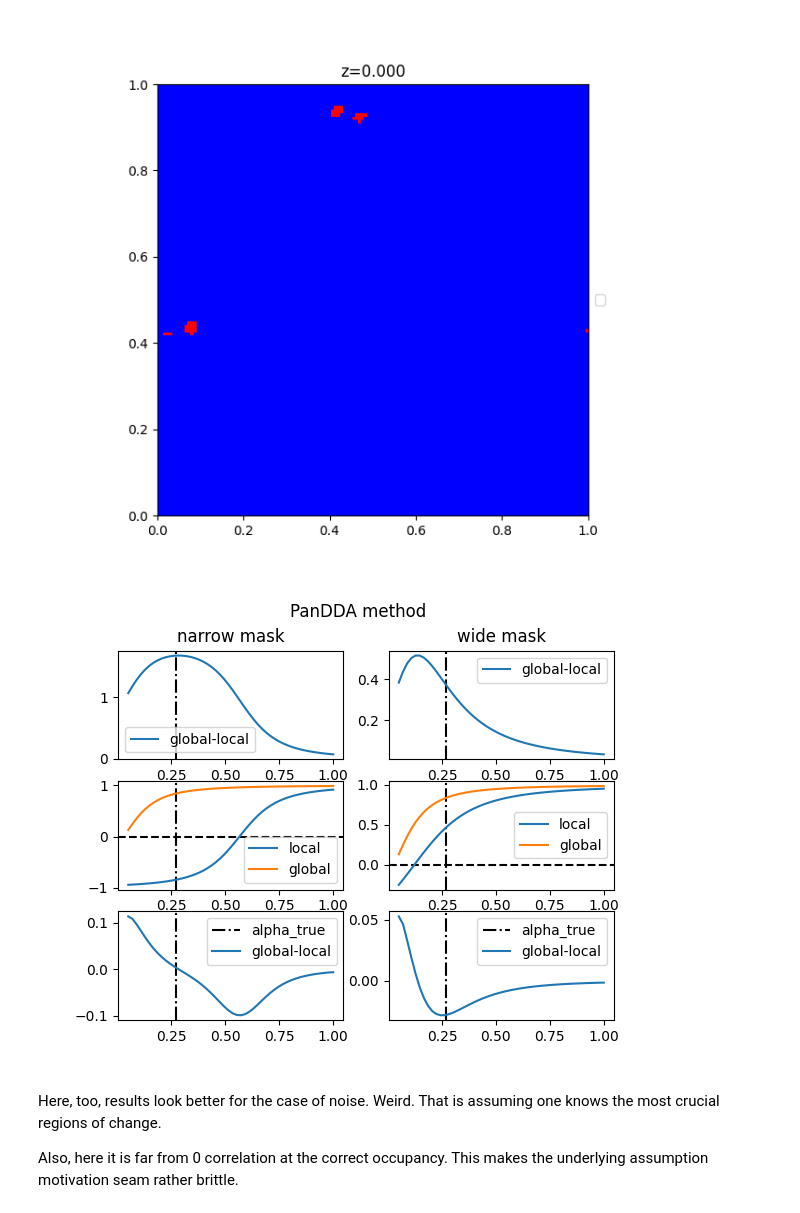
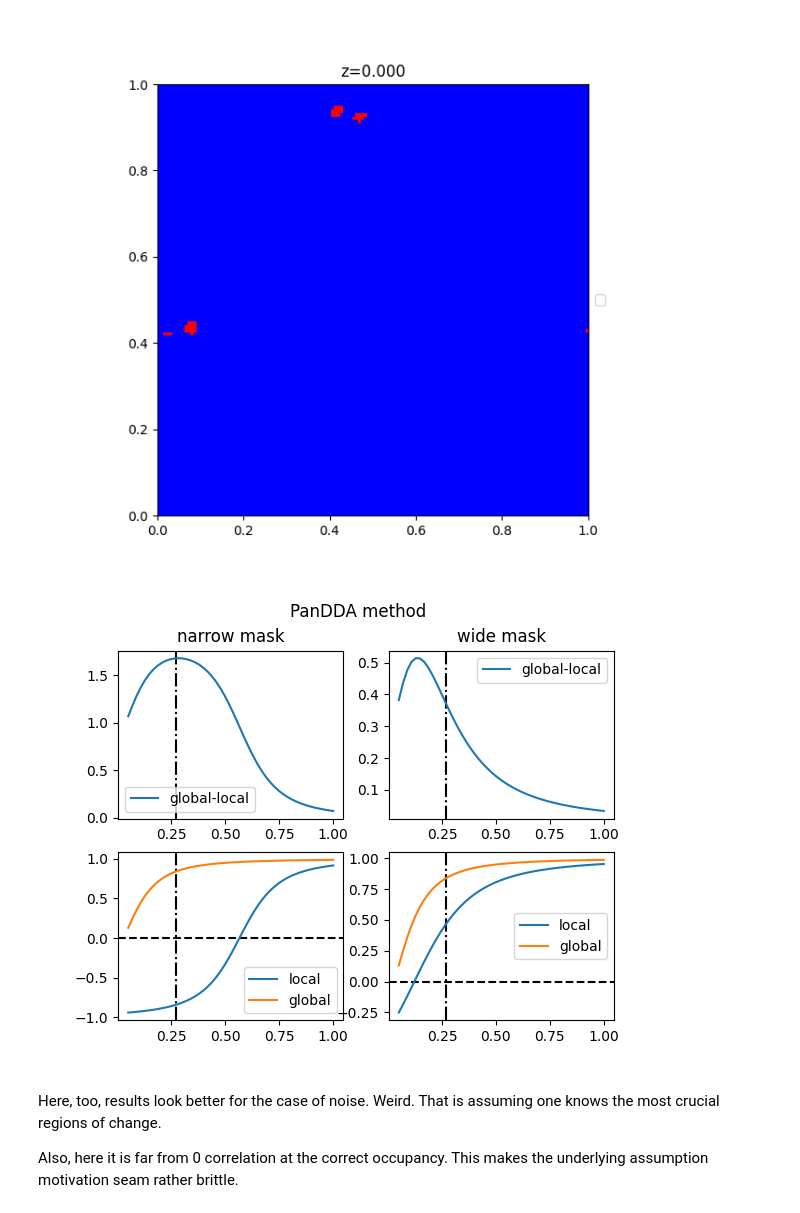
Before and after one commit to cvazz/occupancy-estimation, a Jupyter notebook: occupancy-cistrans-noise.ipynb, the cells around one changed output. Drawn from its saved outputs; the diff is of its cells as text; code cells hidden in the pictures.

```diff
--- a/occupancy-cistrans-noise.ipynb
+++ b/occupancy-cistrans-noise.ipynb
@@ -411,35 +526,35 @@ mean_local_lax, mean_global_lax = pandda(f_dark, f_xtrs, mask_pks_lax)
 # %%
 mean_local, mean_global =  mean_local_strict, mean_global_strict
 # mean_local, mean_global =  mean_local_lax, mean_global_lax
 ml = [mean_local_strict, mean_local_lax]
 mg = [mean_global_strict, mean_global_lax]
 titles = ["narrow mask", "wide mask"]
 
-fig, axso = plt.subplots(3,2)
+fig, axso = plt.subplots(2,2)
 for axs, mean_local, mean_global, title in zip(axso.T, ml, mg, titles):
     ax = axs[0]
     ax.set_title(title)
     ax.axvline(alpha,c="k", linestyle="-.", )
     ax.plot(alpha_xtrs,+mean_global-mean_local, label="global-local")
     ax.legend()
     ax = axs[1]
     ax.axvline(alpha,c="k", linestyle="-.", )
     ax.axhline(0,c="k", linestyle="--")
     ax.plot(alpha_xtrs,mean_local, label="local")
     ax.plot(alpha_xtrs, mean_global,label="global")
     ax.legend()
-    ax = axs[2]
-    # ax.axvline(alpha/2,c="k", linestyle="-", label="1/2*alpha_true")
-    ax.axvline(alpha,c="k", linestyle="-.", label="alpha_true")
-    # ax.axvline(alpha*2,c="k", linestyle="--", label="2*alpha_true")
-    ax.plot(alpha_xtrs,+np.gradient(mean_global-mean_local), label="global-local")
-    ax.legend()
+    # ax = axs[2]
+    # # ax.axvline(alpha/2,c="k", linestyle="-", label="1/2*alpha_true")
+    # ax.axvline(alpha,c="k", linestyle="-.", label="alpha_true")
+    # # ax.axvline(alpha*2,c="k", linestyle="--", label="2*alpha_true")
+    # ax.plot(alpha_xtrs,+np.gradient(mean_global-mean_local), label="global-local")
+    # ax.legend()
 
 fig.suptitle("PanDDA method")
 loc = plotfolder+fname_variant(variant)
 fig.savefig(loc + "_pandda.png")
 # %% [output]
-[figure, old version]
+[figure, new version]
 # %% [markdown]
 Here, too, results look better for the case of noise. Weird. That is assuming one knows the most crucial regions of change.
 
```
Also changed, not shown: parts of 4 cells of this notebook, 8 other files.
